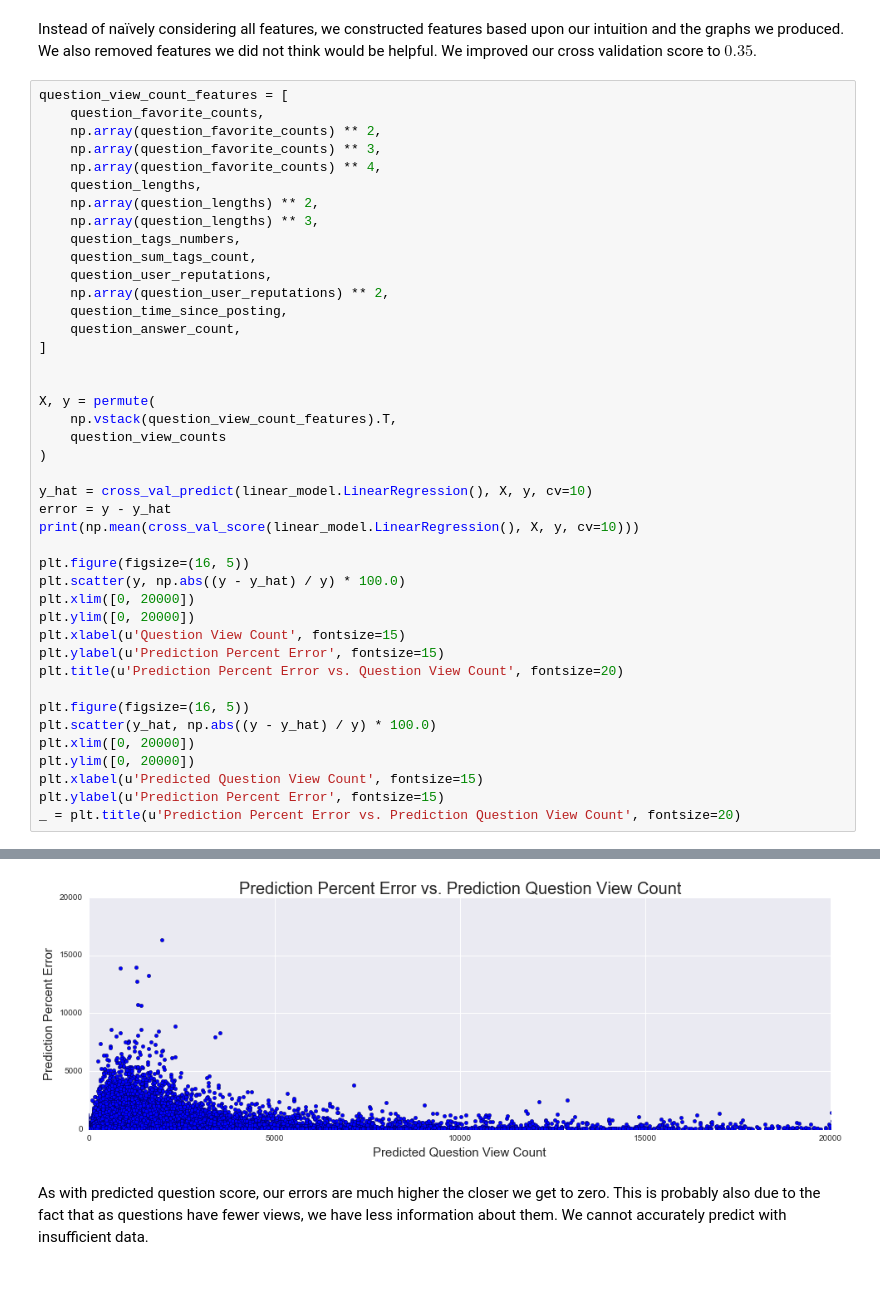
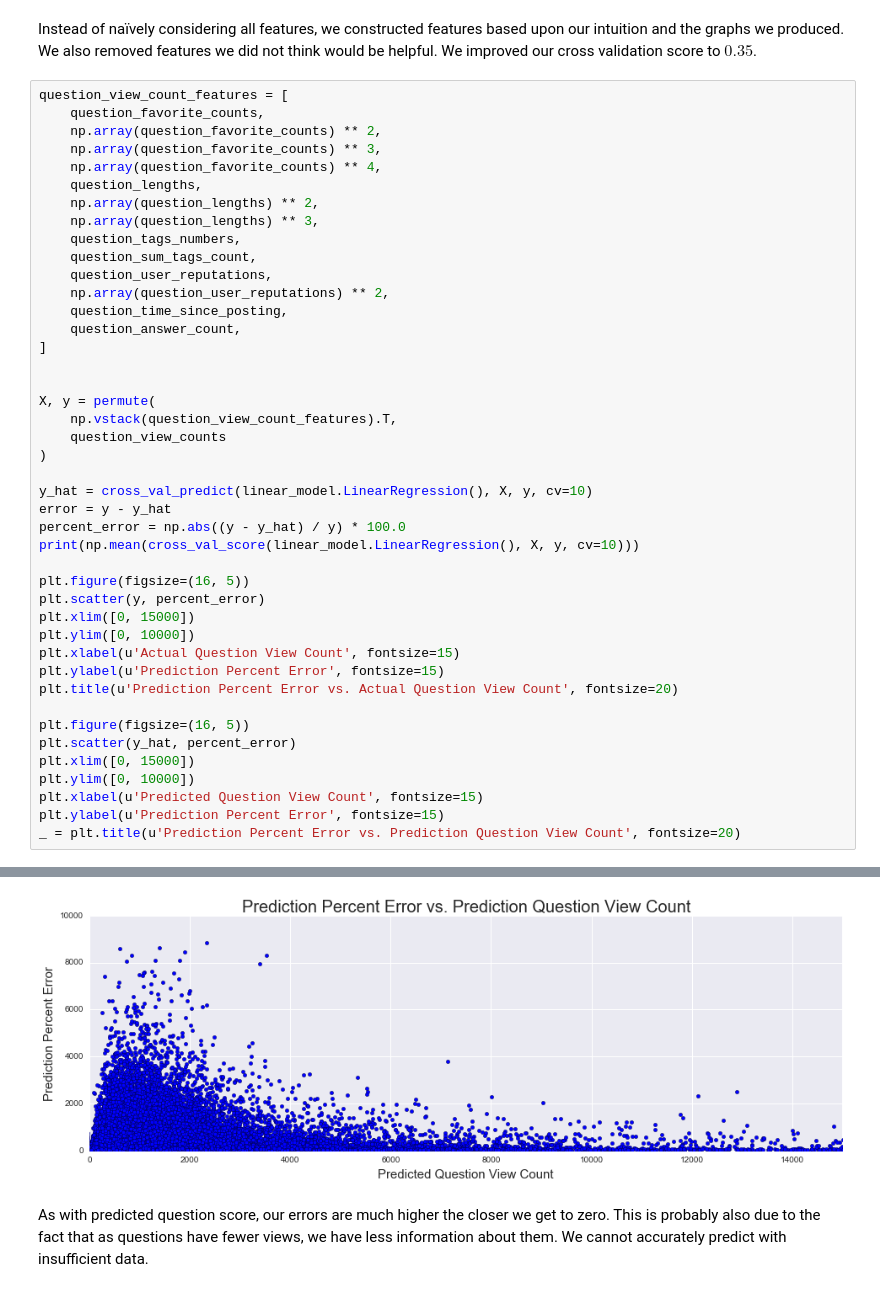
Before and after one commit to alexmfriedman/stack-exchange-analysis, a Jupyter notebook: Stack Overflow Analysis.ipynb, the cells around one changed output, grey strips where cells are left out. Drawn from its saved outputs; the diff is of its cells as text.

Commit message:
Final question analysis

```diff
--- a/Stack Overflow Analysis.ipynb
+++ b/Stack Overflow Analysis.ipynb
@@ -1153,20 +1207,21 @@ X, y = permute(
 
 y_hat = cross_val_predict(linear_model.LinearRegression(), X, y, cv=10)
 error = y - y_hat
+percent_error = np.abs((y - y_hat) / y) * 100.0
 print(np.mean(cross_val_score(linear_model.LinearRegression(), X, y, cv=10)))
 
 plt.figure(figsize=(16, 5))
-plt.scatter(y, np.abs((y - y_hat) / y) * 100.0)
-plt.xlim([0, 20000])
-plt.ylim([0, 20000])
-plt.xlabel(u'Question View Count', fontsize=15)
+plt.scatter(y, percent_error)
+plt.xlim([0, 15000])
+plt.ylim([0, 10000])
+plt.xlabel(u'Actual Question View Count', fontsize=15)
 plt.ylabel(u'Prediction Percent Error', fontsize=15)
-plt.title(u'Prediction Percent Error vs. Question View Count', fontsize=20)
+plt.title(u'Prediction Percent Error vs. Actual Question View Count', fontsize=20)
 
 plt.figure(figsize=(16, 5))
-plt.scatter(y_hat, np.abs((y - y_hat) / y) * 100.0)
-plt.xlim([0, 20000])
-plt.ylim([0, 20000])
+plt.scatter(y_hat, percent_error)
+plt.xlim([0, 15000])
+plt.ylim([0, 10000])
 plt.xlabel(u'Predicted Question View Count', fontsize=15)
 plt.ylabel(u'Prediction Percent Error', fontsize=15)
 _ = plt.title(u'Prediction Percent Error vs. Prediction Question View Count', fontsize=20)
@@ -1176,4 +1231,4 @@ _ = plt.title(u'Prediction Percent Error vs. Prediction Question View Count', fo
-[figure, old version]
+[figure, new version]
 # %% [markdown]
 As with predicted question score, our errors are much higher the closer we get to zero. This is probably also due to the fact that as questions have fewer views, we have less information about them. We cannot accurately predict with insufficient data.
 # %% [markdown]
```
Also changed, not shown: parts of 13 cells of this notebook, 1 other file.
